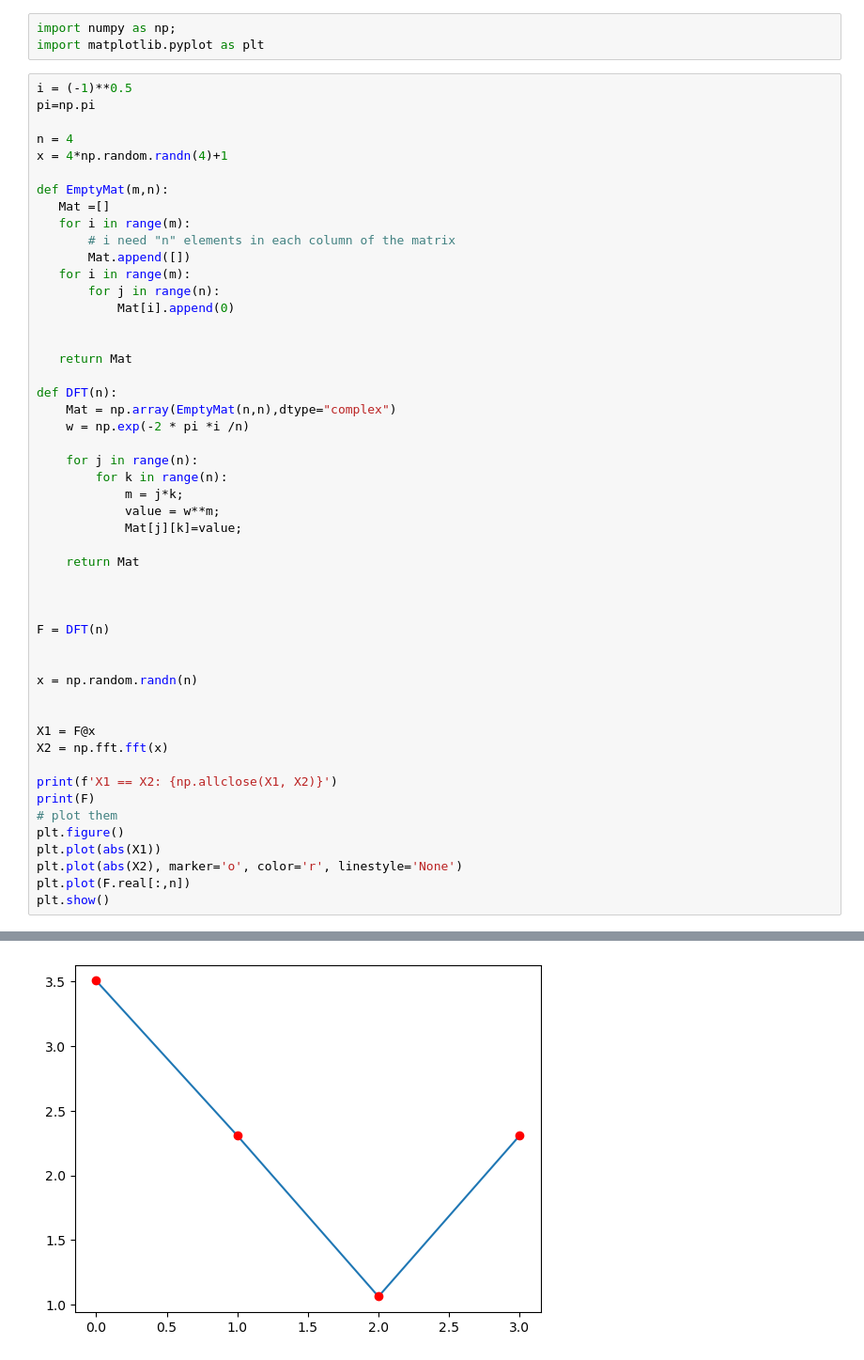
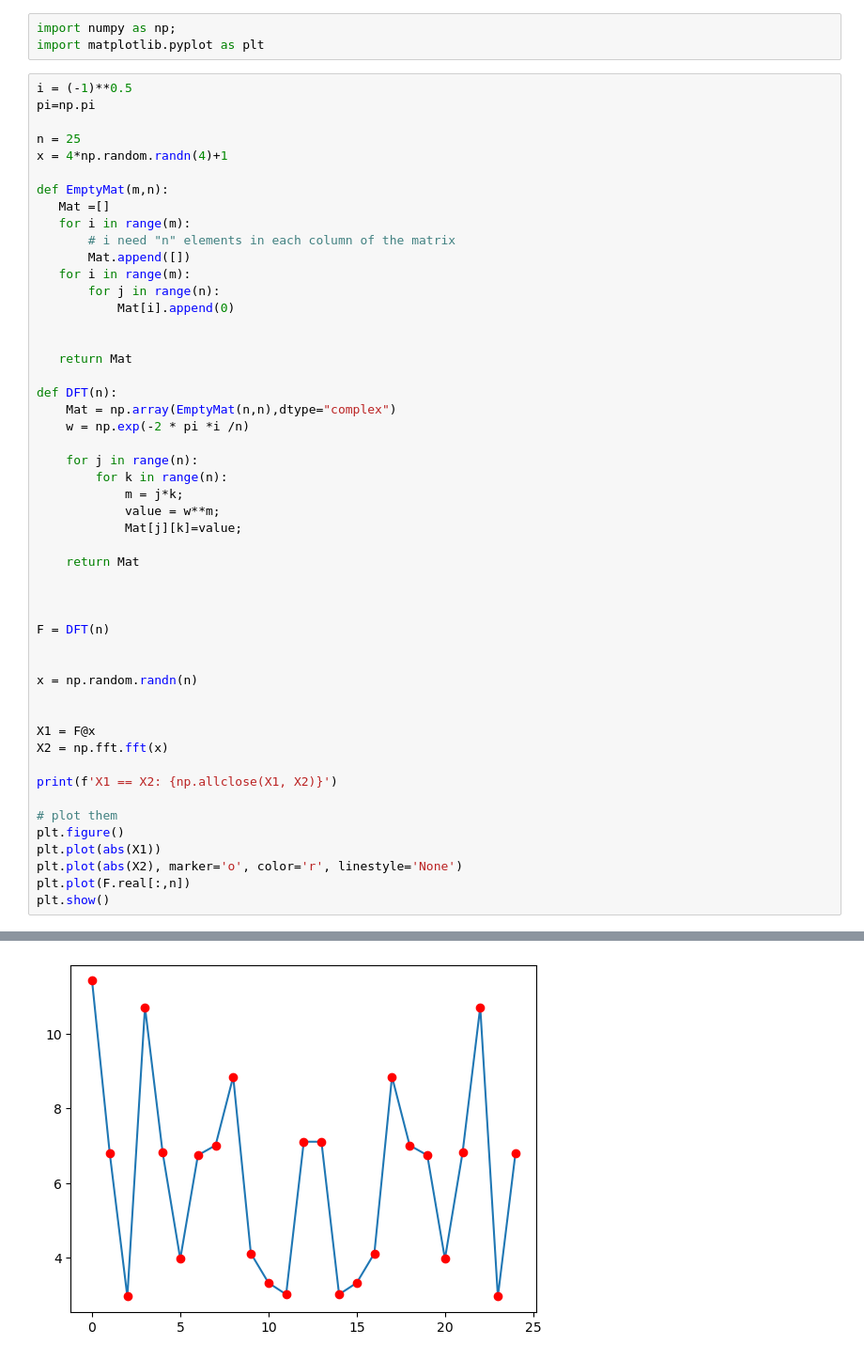
Before and after one commit to HasnainSaifi34/EngineeringMathematics, a Jupyter notebook: code chalenges Linear Algebra/matrices/fourierTransform.ipynb, the cells around one changed output, grey strips where cells are left out. Shown at 94% size. Drawn from its saved outputs; the diff is of its cells as text.

```diff
--- a/code chalenges Linear Algebra/matrices/fourierTransform.ipynb
+++ b/code chalenges Linear Algebra/matrices/fourierTransform.ipynb
@@ -139,7 +139,7 @@ import matplotlib.pyplot as plt
 i = (-1)**0.5
 pi=np.pi
 
-n = 4
+n = 25
 x = 4*np.random.randn(4)+1
 
 def EmptyMat(m,n):
@@ -178,7 +178,7 @@ X1 = F@x
 X2 = np.fft.fft(x)
 
 print(f'X1 == X2: {np.allclose(X1, X2)}')
-print(F)
+
 # plot them
 plt.figure()
 plt.plot(abs(X1))
@@ -199 +191 @@ IndexError: index 4 is out of bounds for axis 1 with size 4
-[figure, old version]
+[figure, new version]
```
Also changed, not shown: parts of 1 cell of this notebook.
